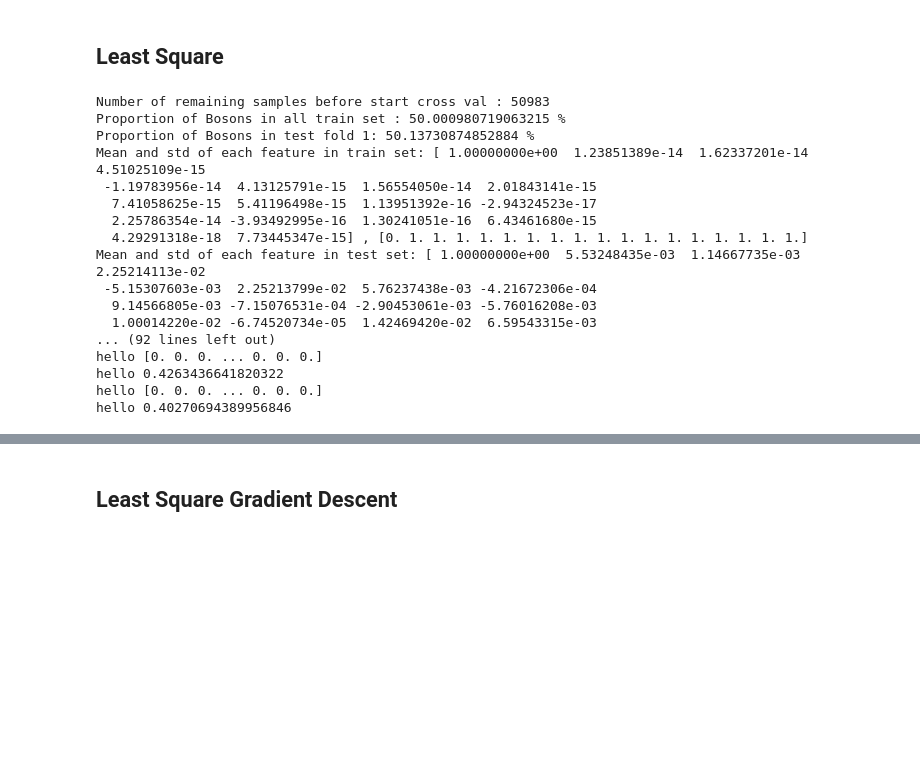
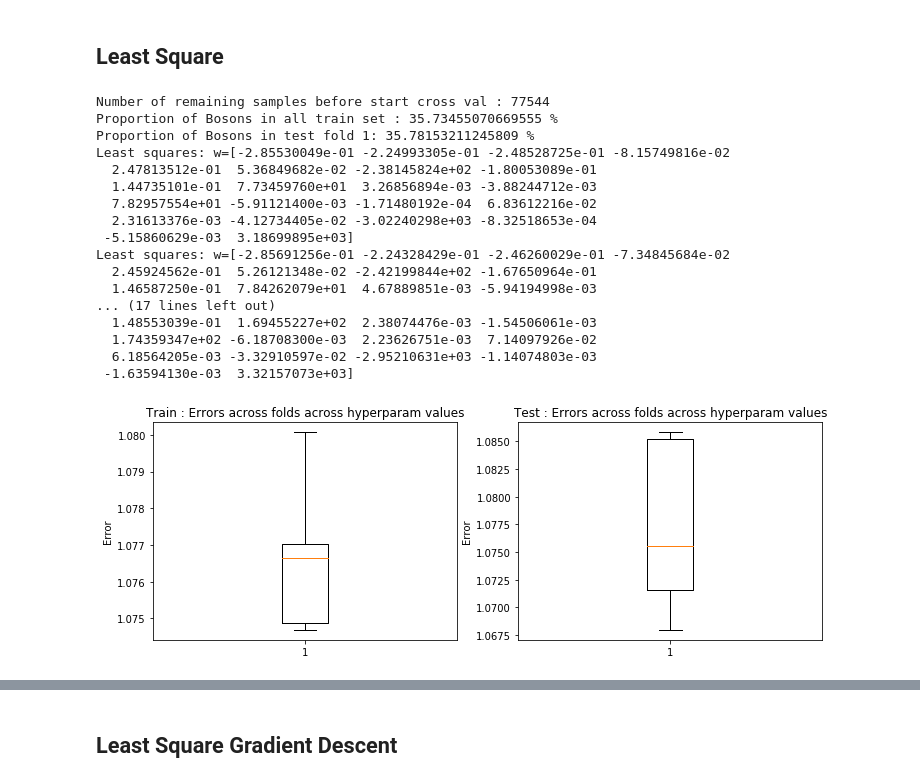
Before and after one commit to alicebizeul/MLProject1, a Jupyter notebook: scripts/project1.ipynb, the cells around one changed output, grey strips where cells are left out. Cells and saved outputs as stored; diff of their text form; code cells hidden in the pictures; blank space fills up the shorter version.

```diff
--- a/scripts/project1.ipynb
+++ b/scripts/project1.ipynb
@@ -336,7 +337,8 @@ Ranked features:  ['PRI_tau_phi', 'DER_sum_pt', 'PRI_jet_subleading_phi', 'PRI_j
 ## Model selection and Optimisation
 # %%
 # Choosing the subset on which to test models
-ss_y = ss0_y
-ss_tX = ss0_tX1
+from implementations import *
+ss_y = ss1_y
+ss_tX = ss1_tX1
 # %% [markdown]
 ## Least Square
@@ -345,21 +345,21 @@ degree = 1
 # %%
-from implementations import *
-loss_tr, loss_te, w = cross_validation_demo(ss_y, ss_tX, degree, seed = 5, k_fold = 5, class_distribution = True, error = 'rmse',method = 'ls')
+# Using RMSE without equal class
+loss_tr, loss_te, w = cross_validation_demo(ss_y, ss_tX, degree = 1, seed = 5, k_fold = 5, class_distribution = False, error = 'rmse',method = 'ls')
 # %% [output]
-Number of remaining samples before start cross val : 50983
-Proportion of Bosons in all train set : 50.000980719063215 %
-Proportion of Bosons in test fold 1: 50.13730874852884 %
-Mean and std of each feature in train set: [ 1.00000000e+00  1.23851389e-14  1.62337201e-14  4.51025109e-15
- -1.19783956e-14  4.13125791e-15  1.56554050e-14  2.01843141e-15
-  7.41058625e-15  5.41196498e-15  1.13951392e-16 -2.94324523e-17
-  2.25786354e-14 -3.93492995e-16  1.30241051e-16  6.43461680e-15
-  4.29291318e-18  7.73445347e-15] , [0. 1. 1. 1. 1. 1. 1. 1. 1. 1. 1. 1. 1. 1. 1. 1. 1. 1.]
-Mean and std of each feature in test set: [ 1.00000000e+00  5.53248435e-03  1.14667735e-03  2.25214113e-02
- -5.15307603e-03  2.25213799e-02  5.76237438e-03 -4.21672306e-04
-  9.14566805e-03 -7.15076531e-04 -2.90453061e-03 -5.76016208e-03
-  1.00014220e-02 -6.74520734e-05  1.42469420e-02  6.59543315e-03
-... (92 lines left out)
-hello [0. 0. 0. ... 0. 0. 0.]
-hello 0.4263436641820322
-hello [0. 0. 0. ... 0. 0. 0.]
-hello 0.40270694389956846
+Number of remaining samples before start cross val : 77544
+Proportion of Bosons in all train set : 35.73455070669555 %
+Proportion of Bosons in test fold 1: 35.78153211245809 %
+Least squares: w=[-2.85530049e-01 -2.24993305e-01 -2.48528725e-01 -8.15749816e-02
+  2.47813512e-01  5.36849682e-02 -2.38145824e+02 -1.80053089e-01
+  1.44735101e-01  7.73459760e+01  3.26856894e-03 -3.88244712e-03
+  7.82957554e+01 -5.91121400e-03 -1.71480192e-04  6.83612216e-02
+  2.31613376e-03 -4.12734405e-02 -3.02240298e+03 -8.32518653e-04
+ -5.15860629e-03  3.18699895e+03]
+Least squares: w=[-2.85691256e-01 -2.24328429e-01 -2.46260029e-01 -7.34845684e-02
+  2.45924562e-01  5.26121348e-02 -2.42199844e+02 -1.67650964e-01
+  1.46587250e-01  7.84262079e+01  4.67889851e-03 -5.94194998e-03
+... (17 lines left out)
+  1.48553039e-01  1.69455227e+02  2.38074476e-03 -1.54506061e-03
+  1.74359347e+02 -6.18708300e-03  2.23626751e-03  7.14097926e-02
+  6.18564205e-03 -3.32910597e-02 -2.95210631e+03 -1.14074803e-03
+ -1.63594130e-03  3.32157073e+03]
@@ -367,0 +366,4 @@ print('Percentage of correct classification on train set : {}'.format(loss_ls))
+# %%
+result_crossval(loss_tr,loss_te)
+# %% [output]
+[figure, added]
```
Also changed, not shown: parts of 33 cells of this notebook, 1 other file.
